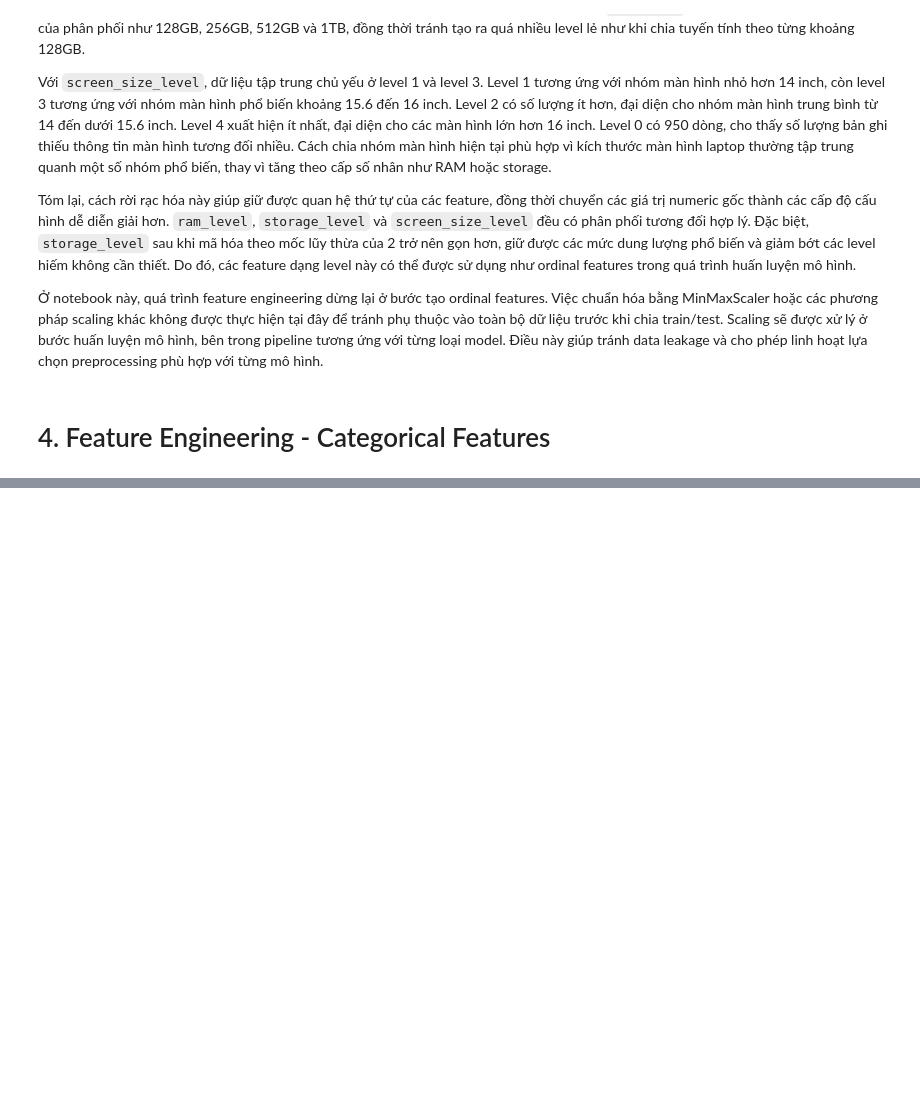
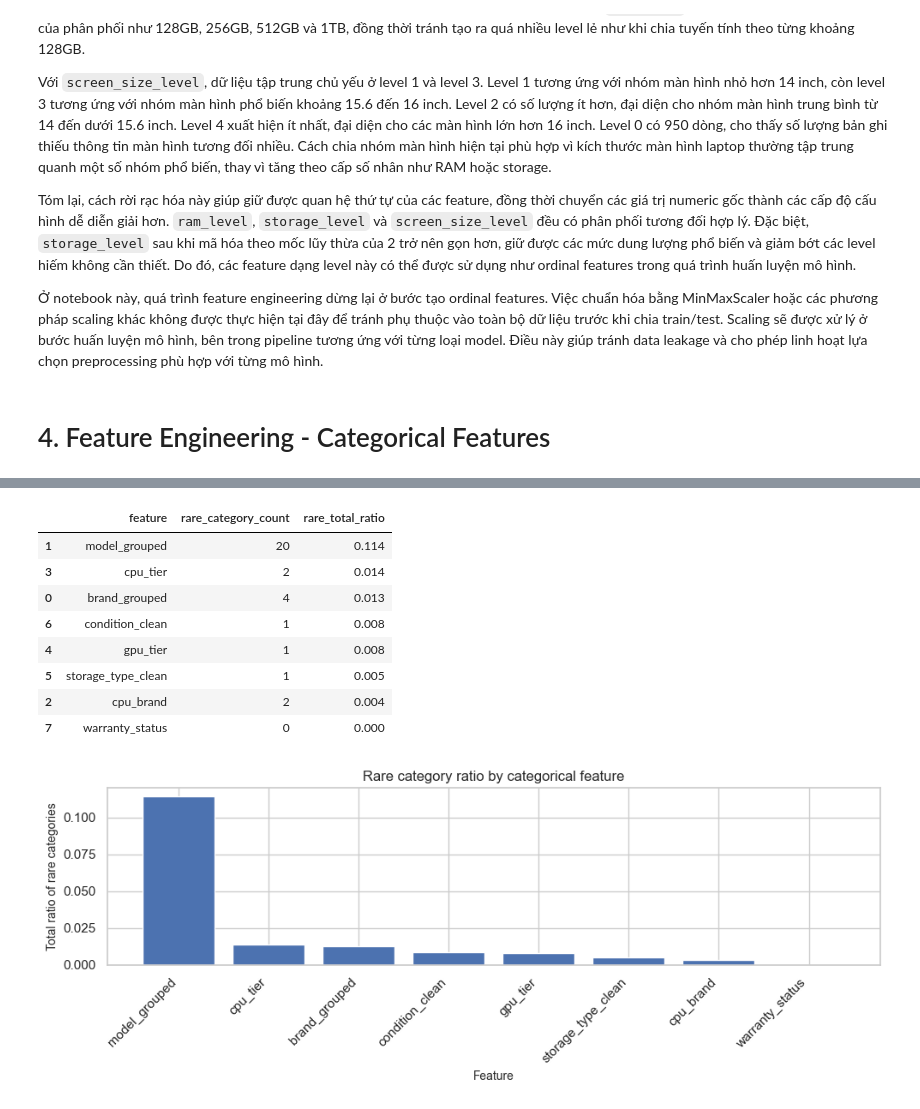
Before and after one commit to thisYui/Laptop-Price-Prediction, a Jupyter notebook: notebooks/data/06_feature_engineering.ipynb, the cells around one changed output, grey strips where cells are left out. Drawn from its saved outputs; the diff is of its cells as text; code cells hidden in the pictures; blank space fills up the shorter version.

Commit message:
FE categorical

```diff
--- a/notebooks/data/06_feature_engineering.ipynb
+++ b/notebooks/data/06_feature_engineering.ipynb
@@ -466,0 +536,36 @@ Name: proportion, dtype: float64
+# %%
+rare_summary = []
+
+for col in cat_cols:
+    freq = df[col].value_counts(normalize=True, dropna=False)
+    rare_ratio = freq[freq < 0.01].sum()
+    rare_count = (freq < 0.01).sum()
+
+    rare_summary.append({
+        "feature": col,
+        "rare_category_count": rare_count,
+        "rare_total_ratio": rare_ratio
+    })
+
+rare_summary = pd.DataFrame(rare_summary).sort_values("rare_total_ratio", ascending=False)
+display(rare_summary)
+
+plt.figure(figsize=(10, 4))
+plt.bar(rare_summary["feature"], rare_summary["rare_total_ratio"])
+plt.title("Rare category ratio by categorical feature")
+plt.xlabel("Feature")
+plt.ylabel("Total ratio of rare categories")
+plt.xticks(rotation=45, ha="right")
+plt.tight_layout()
+plt.show()
+# %% [output]
+|  | feature | rare_category_count | rare_total_ratio |
+| 1 | model_grouped | 20 | 0.114 |
+| 3 | cpu_tier | 2 | 0.014 |
+| 0 | brand_grouped | 4 | 0.013 |
+| 6 | condition_clean | 1 | 0.008 |
+| 4 | gpu_tier | 1 | 0.008 |
+| 5 | storage_type_clean | 1 | 0.005 |
+| 2 | cpu_brand | 2 | 0.004 |
+| 7 | warranty_status | 0 | 0.000 |
+[figure, added]
```
Also changed, not shown: parts of 17 cells of this notebook, 6 other files.
